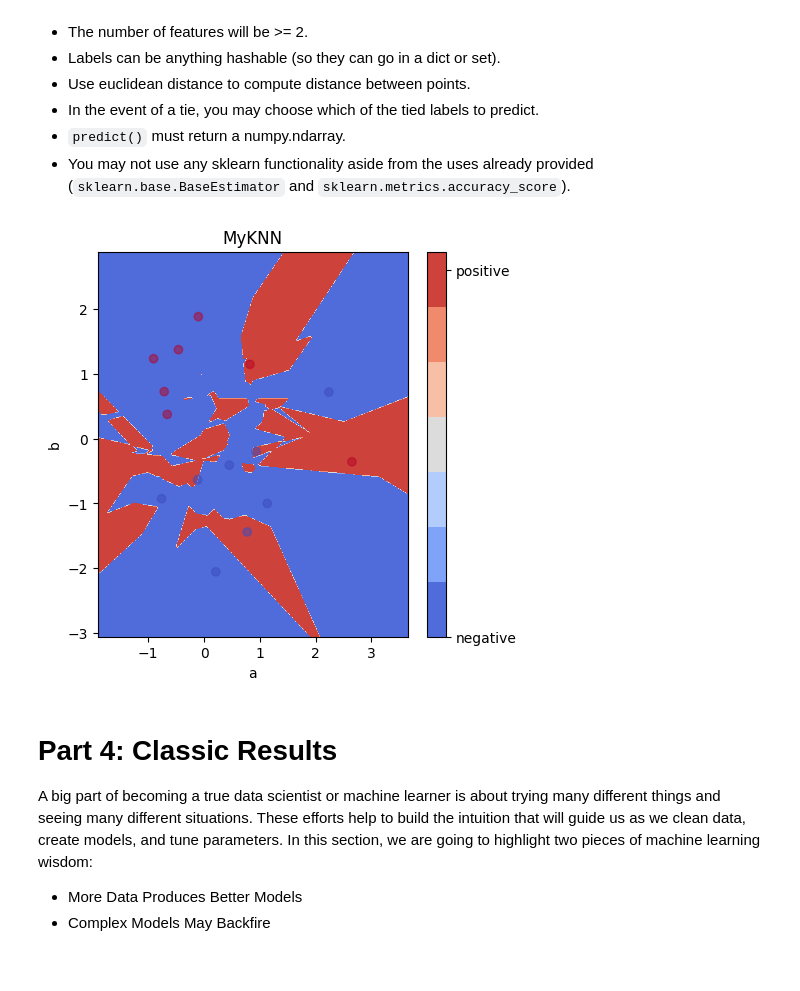
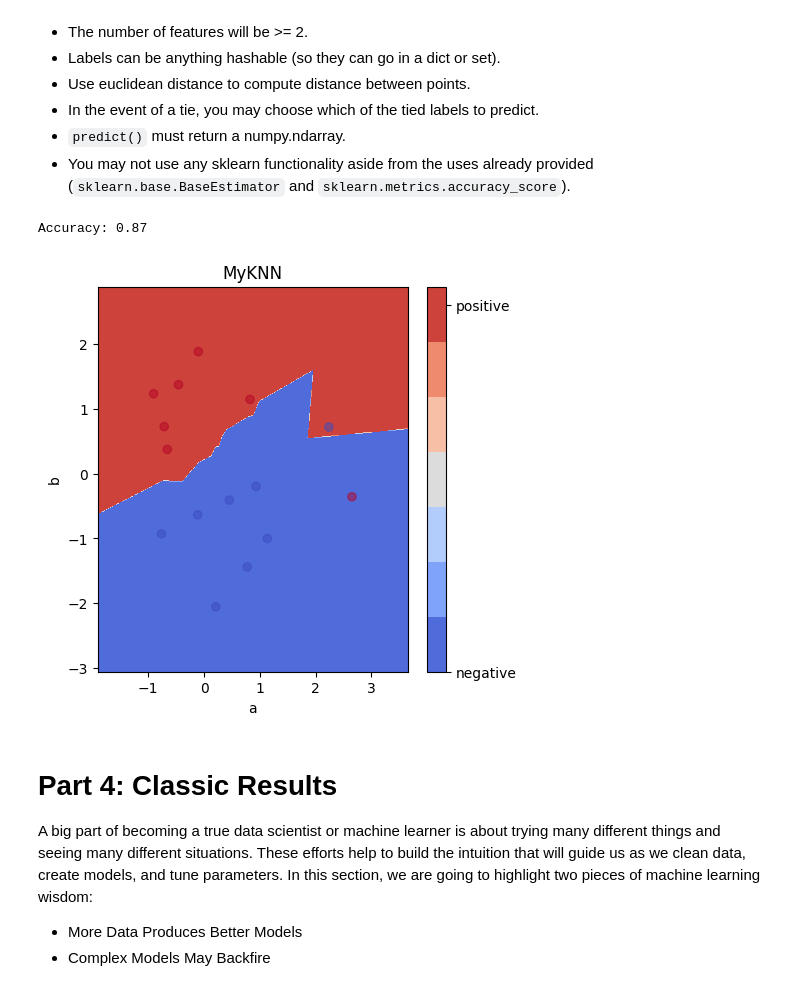
Before and after one commit to DrNekoSenpai/cse-40-ho4, a Jupyter notebook: assignment.ipynb, the cells around one changed output. Cells and saved outputs as stored; diff of their text form; code cells hidden in the pictures.

```diff
--- a/assignment.ipynb
+++ b/assignment.ipynb
@@ -1393,35 +1389,37 @@ class MyKNN(sklearn.base.BaseEstimator):
         predictions = []
         for feature in test_features.to_numpy():
             distances = []
             for point in self.points["features"].to_numpy():
                 distances.append(np.linalg.norm(feature - point))
             distances = np.array(distances)
             indices = np.argsort(distances)
 
             # Grab the indices of the k closest points.
-            k_indices = [i for i in range(len(indices)) if indices[i] < self.k]
+            k_indices = indices[:self.k]
 
             # Using k_indices, get the labels of the k closest points.
             k_labels = []
             for index in k_indices:
                 k_labels.append(self.points["labels"].to_list()[index])
             k_labels = np.array(k_labels)
 
             # Get the most common label.
             unique, counts = np.unique(k_labels, return_counts=True)
             label = unique[np.argmax(counts)]
             predictions.append(label)
 
         return np.array(predictions)
 
     def score(self, test_features, test_labels):
         predictions = self.predict(test_features)
         return sklearn.metrics.accuracy_score(predictions, test_labels)
 
 classifier = MyKNN(3)
 accuracy = fit_and_visualize_decision_boundary(classifier, toy_features, toy_labels, "MyKNN")
+print(f"Accuracy: {accuracy:.2f}")
 # %% [output]
+Accuracy: 0.87
-[figure, old version]
+[figure, new version]
 # %% [markdown]
 # Part 4: Classic Results
 
```
Also changed, not shown: parts of 4 cells of this notebook.
